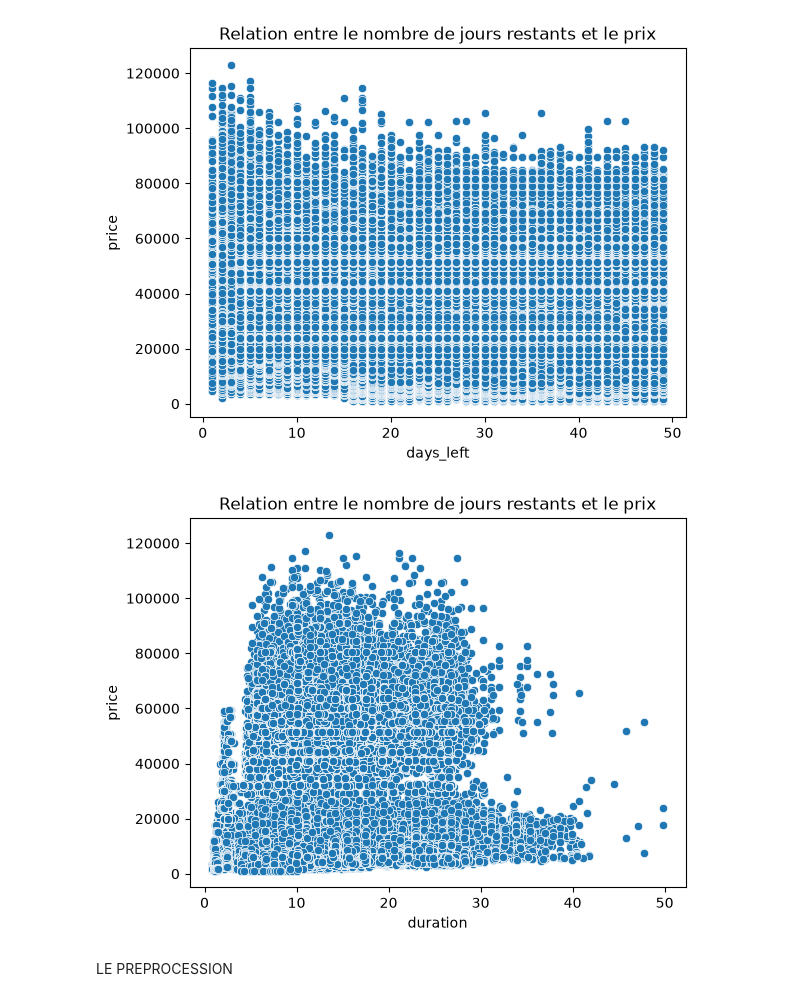
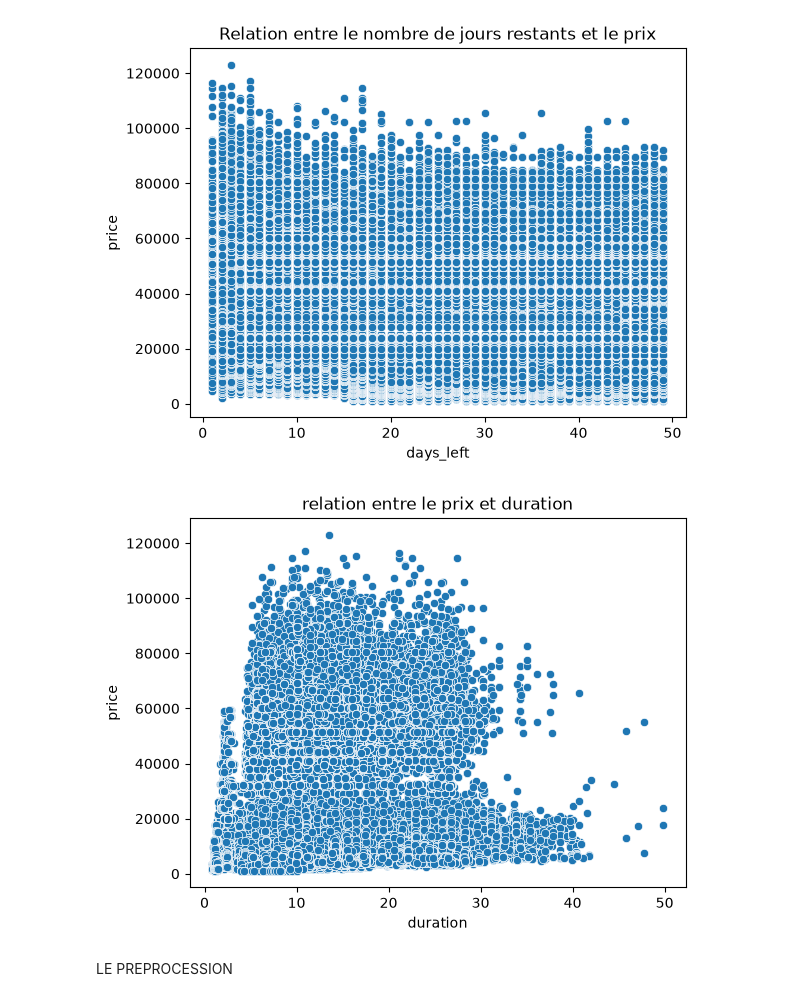
Before and after one commit to MOUSSA-AI-DEV/machine_learning, a Jupyter notebook: notebooks/main.ipynb, the cells around one changed output. Saved outputs shown, nothing was run; the diff lists cells and outputs as text; code cells hidden in the pictures.

```diff
--- a/notebooks/main.ipynb
+++ b/notebooks/main.ipynb
@@ -240,10 +242,10 @@ plt.show()
 [figure]
 # %%
 sns.scatterplot(data=data, x="duration", y="price")
-plt.title("Relation entre le nombre de jours restants et le prix")
+plt.title(" relation entre le prix et duration ")
 plt.show()
 # %% [output]
-[figure, old version]
+[figure, new version]
 # %% [markdown]
 LE PREPROCESSION
 # %% [markdown]
```
Also changed, not shown: parts of 13 cells of this notebook, 1 other file.
